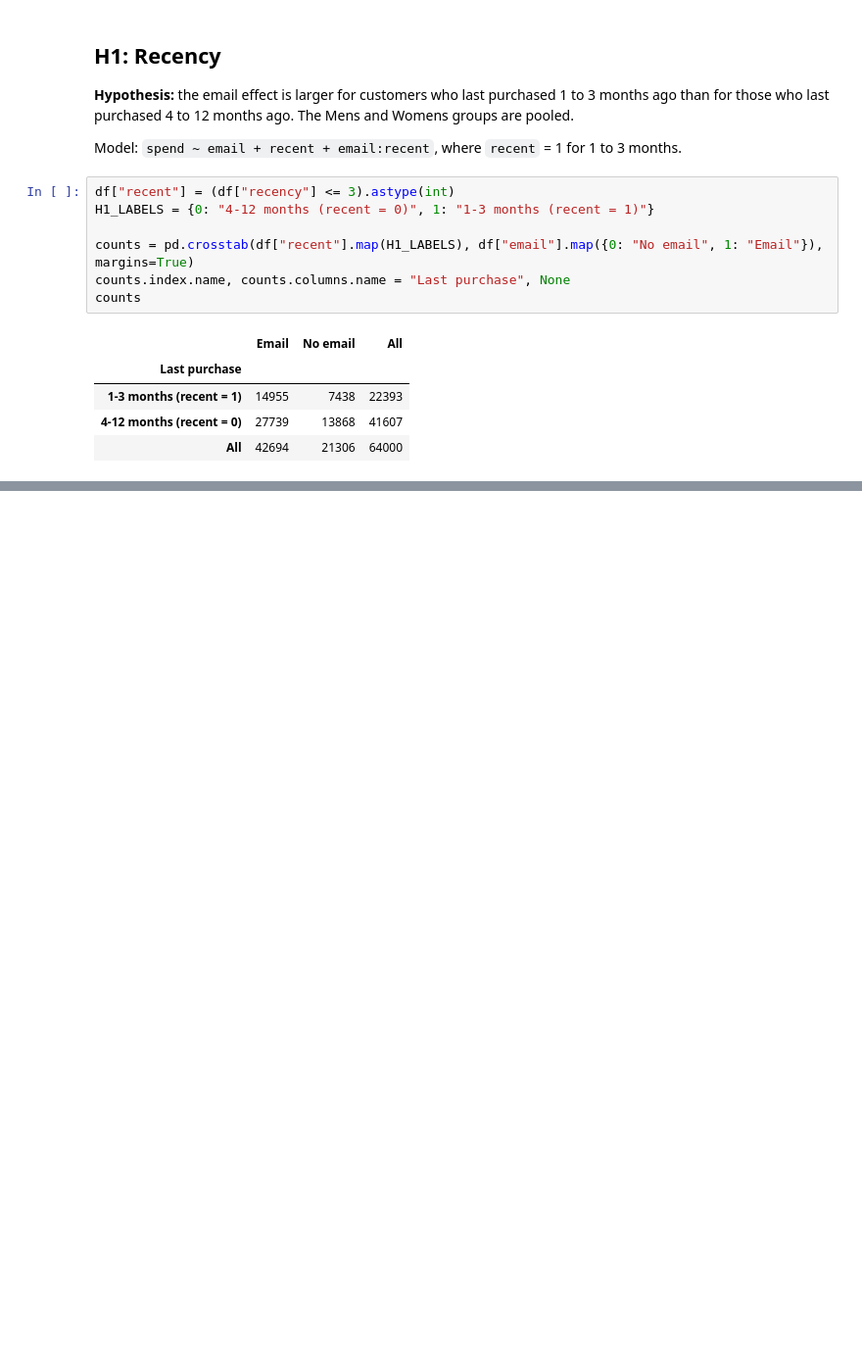
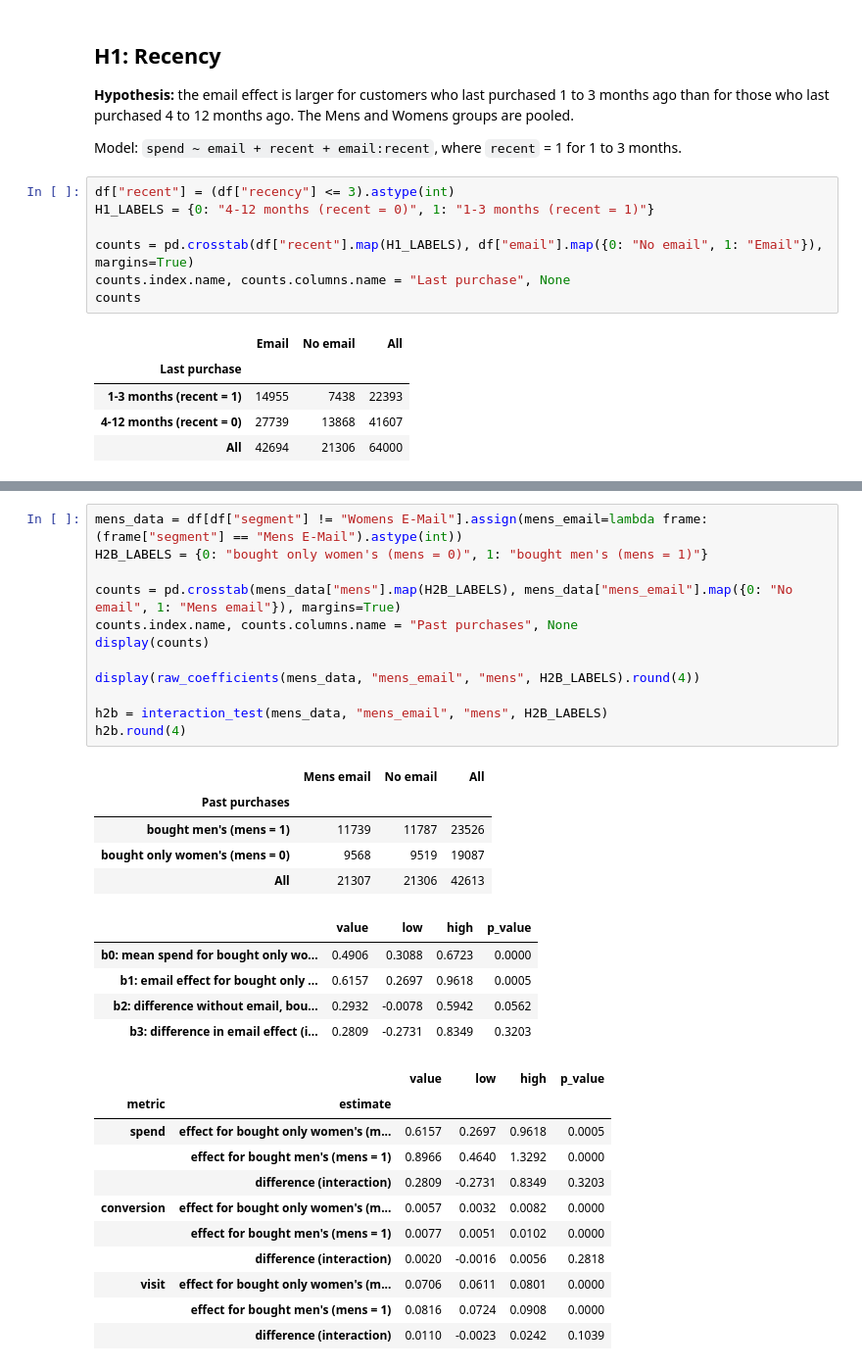
Before and after one commit to flora29058486/email-campaign-targeting, a Jupyter notebook: notebooks/02_01_segment_effects.ipynb, the cells around one changed output, grey strips where cells are left out. Shown at 98% size. Saved outputs shown, nothing was run; the diff lists cells and outputs as text; blank space fills up the shorter version.

```diff
--- a/notebooks/02_01_segment_effects.ipynb
+++ b/notebooks/02_01_segment_effects.ipynb
@@ -71,0 +175,34 @@ h1.round(4)
+# %%
+mens_data = df[df["segment"] != "Womens E-Mail"].assign(mens_email=lambda frame: (frame["segment"] == "Mens E-Mail").astype(int))
+H2B_LABELS = {0: "bought only women's (mens = 0)", 1: "bought men's (mens = 1)"}
+
+counts = pd.crosstab(mens_data["mens"].map(H2B_LABELS), mens_data["mens_email"].map({0: "No email", 1: "Mens email"}), margins=True)
+counts.index.name, counts.columns.name = "Past purchases", None
+display(counts)
+
+display(raw_coefficients(mens_data, "mens_email", "mens", H2B_LABELS).round(4))
+
+h2b = interaction_test(mens_data, "mens_email", "mens", H2B_LABELS)
+h2b.round(4)
+# %% [output]
+|  | Mens email | No email | All |
+| Past purchases |  |  |  |
+| bought men's (mens = 1) | 11739 | 11787 | 23526 |
+| bought only women's (mens = 0) | 9568 | 9519 | 19087 |
+| All | 21307 | 21306 | 42613 |
+|  | value | low | high | p_value |
+| b0: mean spend for bought only wo... | 0.4906 | 0.3088 | 0.6723 | 0.0000 |
+| b1: email effect for bought only ... | 0.6157 | 0.2697 | 0.9618 | 0.0005 |
+| b2: difference without email, bou... | 0.2932 | -0.0078 | 0.5942 | 0.0562 |
+| b3: difference in email effect (i... | 0.2809 | -0.2731 | 0.8349 | 0.3203 |
+|  |  | value | low | high | p_value |
+| metric | estimate |  |  |  |  |
+| spend | effect for bought only women's (m... | 0.6157 | 0.2697 | 0.9618 | 0.0005 |
+|  | effect for bought men's (mens = 1) | 0.8966 | 0.4640 | 1.3292 | 0.0000 |
+|  | difference (interaction) | 0.2809 | -0.2731 | 0.8349 | 0.3203 |
+| conversion | effect for bought only women's (m... | 0.0057 | 0.0032 | 0.0082 | 0.0000 |
+|  | effect for bought men's (mens = 1) | 0.0077 | 0.0051 | 0.0102 | 0.0000 |
+|  | difference (interaction) | 0.0020 | -0.0016 | 0.0056 | 0.2818 |
+| visit | effect for bought only women's (m... | 0.0706 | 0.0611 | 0.0801 | 0.0000 |
+|  | effect for bought men's (mens = 1) | 0.0816 | 0.0724 | 0.0908 | 0.0000 |
+|  | difference (interaction) | 0.0110 | -0.0023 | 0.0242 | 0.1039 |
```
Also changed, not shown: parts of 12 cells of this notebook.
